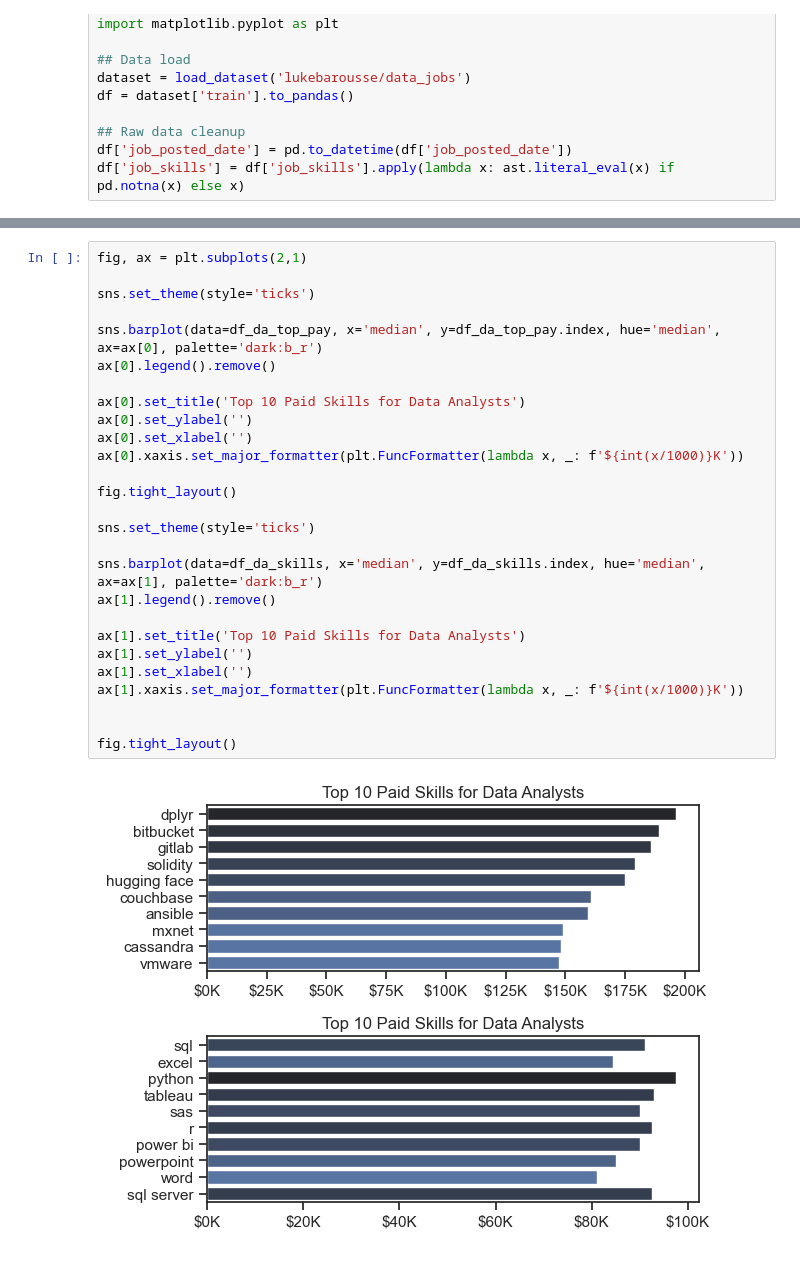
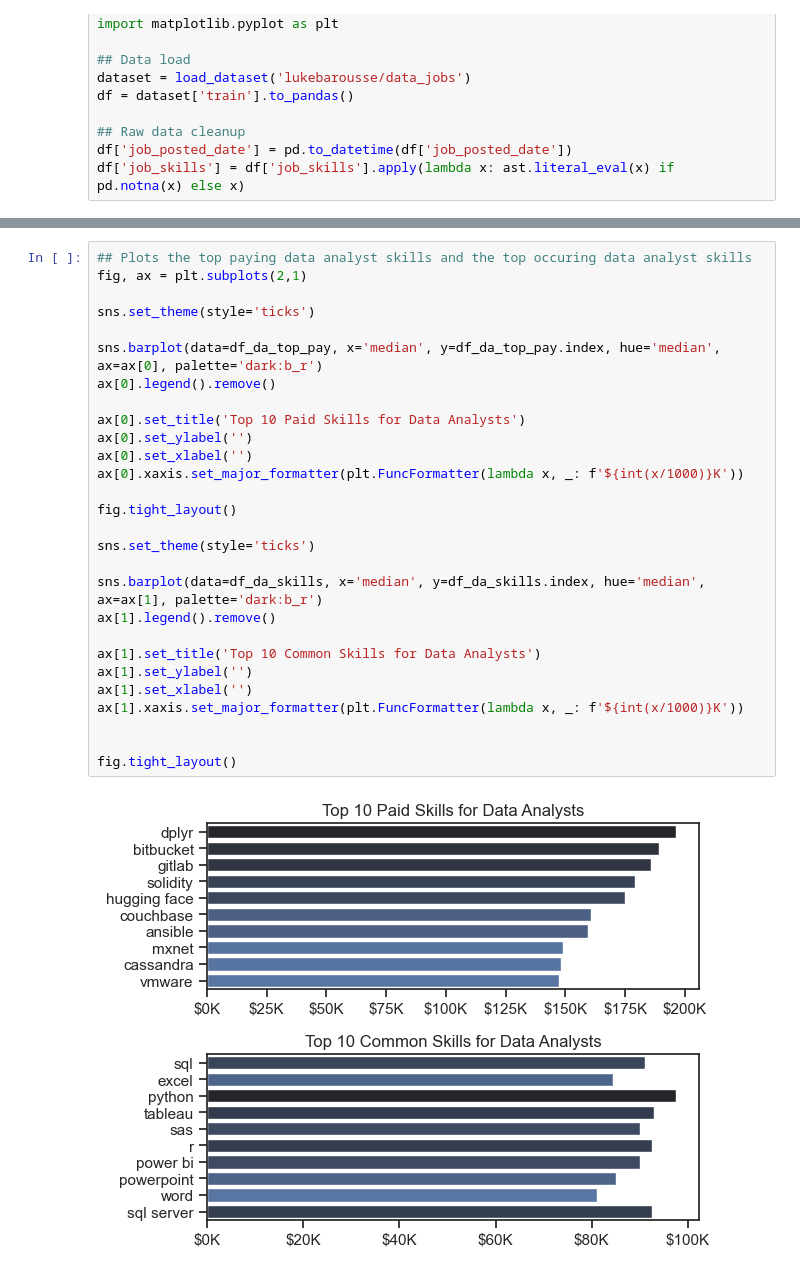
Before and after one commit to RyanLHicks/data_analysis_jobs_python, a Jupyter notebook: 1_project/4_salary_analysis.ipynb, the cells around one changed output, grey strips where cells are left out. Drawn from its saved outputs; the diff is of its cells as text.

```diff
--- a/1_project/4_salary_analysis.ipynb
+++ b/1_project/4_salary_analysis.ipynb
@@ -85,31 +100,32 @@ df_da_skills
 | word | 461 | 81194.75 |
 | sql server | 286 | 92500.00 |
 # %%
+## Plots the top paying data analyst skills and the top occuring data analyst skills
 fig, ax = plt.subplots(2,1)
 
 sns.set_theme(style='ticks')
 
 sns.barplot(data=df_da_top_pay, x='median', y=df_da_top_pay.index, hue='median', ax=ax[0], palette='dark:b_r')
 ax[0].legend().remove()
 
 ax[0].set_title('Top 10 Paid Skills for Data Analysts')
 ax[0].set_ylabel('')
 ax[0].set_xlabel('')
 ax[0].xaxis.set_major_formatter(plt.FuncFormatter(lambda x, _: f'${int(x/1000)}K'))
 
 fig.tight_layout()
 
 sns.set_theme(style='ticks')
 
 sns.barplot(data=df_da_skills, x='median', y=df_da_skills.index, hue='median', ax=ax[1], palette='dark:b_r')
 ax[1].legend().remove()
 
-ax[1].set_title('Top 10 Paid Skills for Data Analysts')
+ax[1].set_title('Top 10 Common Skills for Data Analysts')
 ax[1].set_ylabel('')
 ax[1].set_xlabel('')
 ax[1].xaxis.set_major_formatter(plt.FuncFormatter(lambda x, _: f'${int(x/1000)}K'))
 
 
 fig.tight_layout()
 # %% [output]
-[figure, old version]
+[figure, new version]
```
Also changed, not shown: parts of 8 cells of this notebook, 21 other files.
